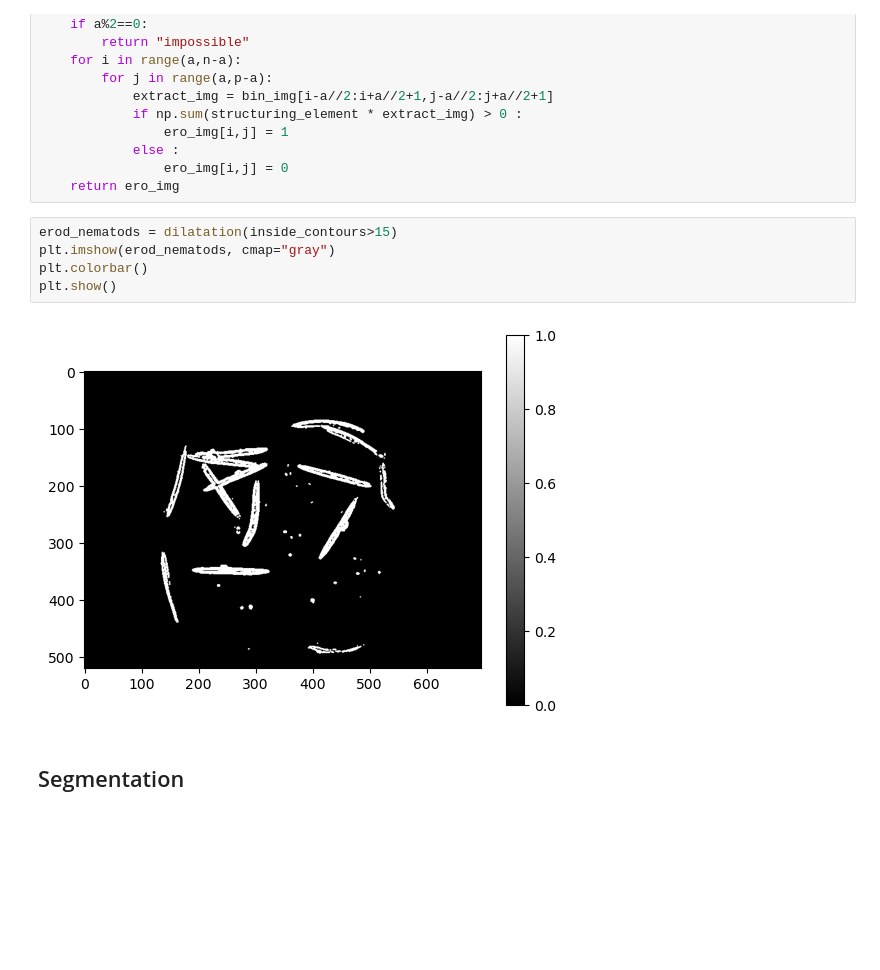
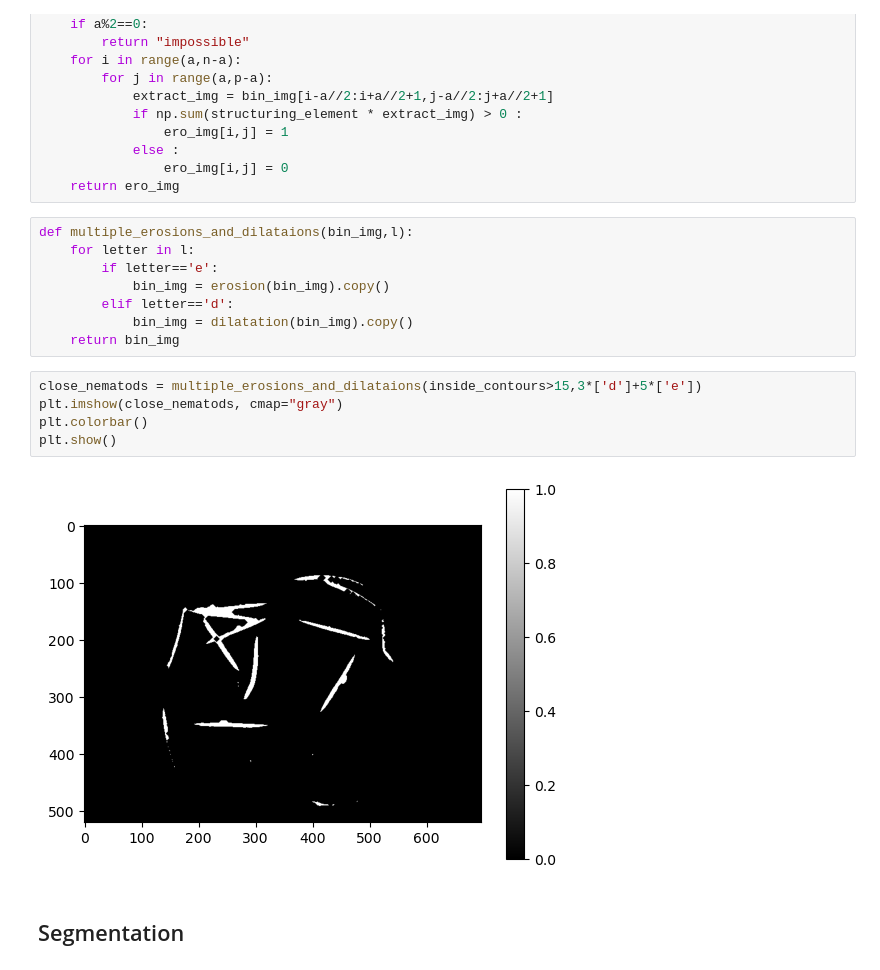
Before and after one commit to Lilian-GA/Nematode_status_assay, a Jupyter notebook: one_image_test.ipynb, the cells around one changed output. Cells and saved outputs as stored; diff of their text form; blank space fills up the shorter version.

Commit message:
multiple_erosions_and_dilataions function

```diff
--- a/one_image_test.ipynb
+++ b/one_image_test.ipynb
@@ -237,13 +237,21 @@ def dilatation(bin_img,structuring_element = np.array([[0,1,0],[1,1,1],[0,1,0]])
             else :
                 ero_img[i,j] = 0
     return ero_img
+# %%
+def multiple_erosions_and_dilataions(bin_img,l):
+    for letter in l:
+        if letter=='e':
+            bin_img = erosion(bin_img).copy()
+        elif letter=='d':
+            bin_img = dilatation(bin_img).copy()
+    return bin_img
 # %%
-erod_nematods = dilatation(inside_contours>15)
-plt.imshow(erod_nematods, cmap="gray")
+close_nematods = multiple_erosions_and_dilataions(inside_contours>15,3*['d']+5*['e'])
+plt.imshow(close_nematods, cmap="gray")
 plt.colorbar()
 plt.show()
 # %% [output]
-[figure, old version]
+[figure, new version]
 # %% [markdown]
 ## Segmentation
 # %% [markdown]
```
